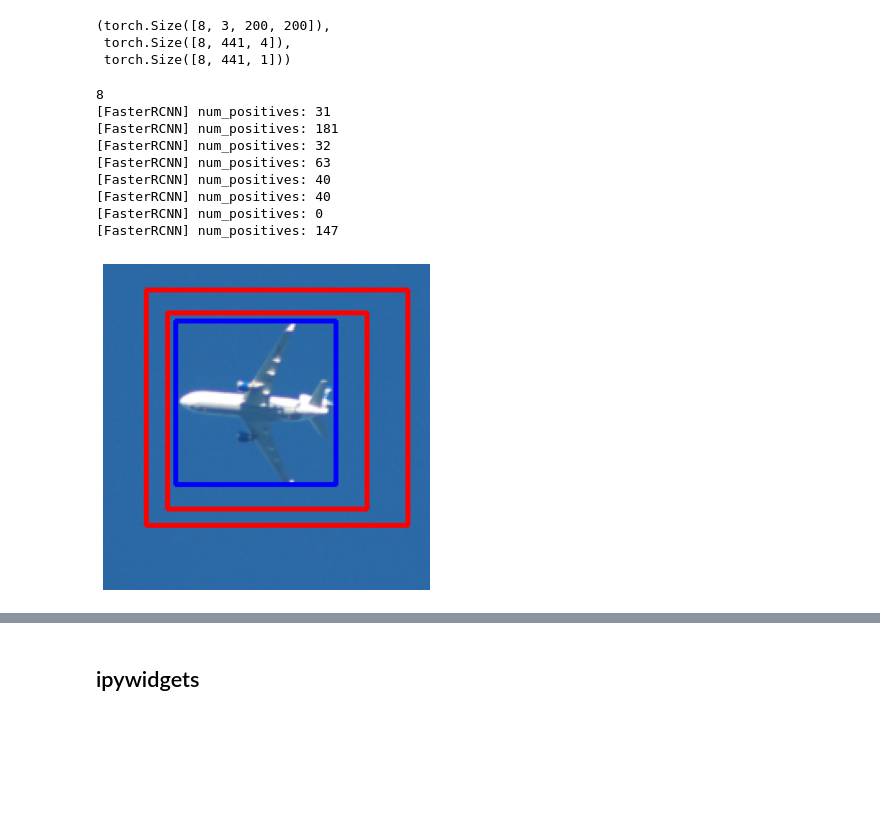
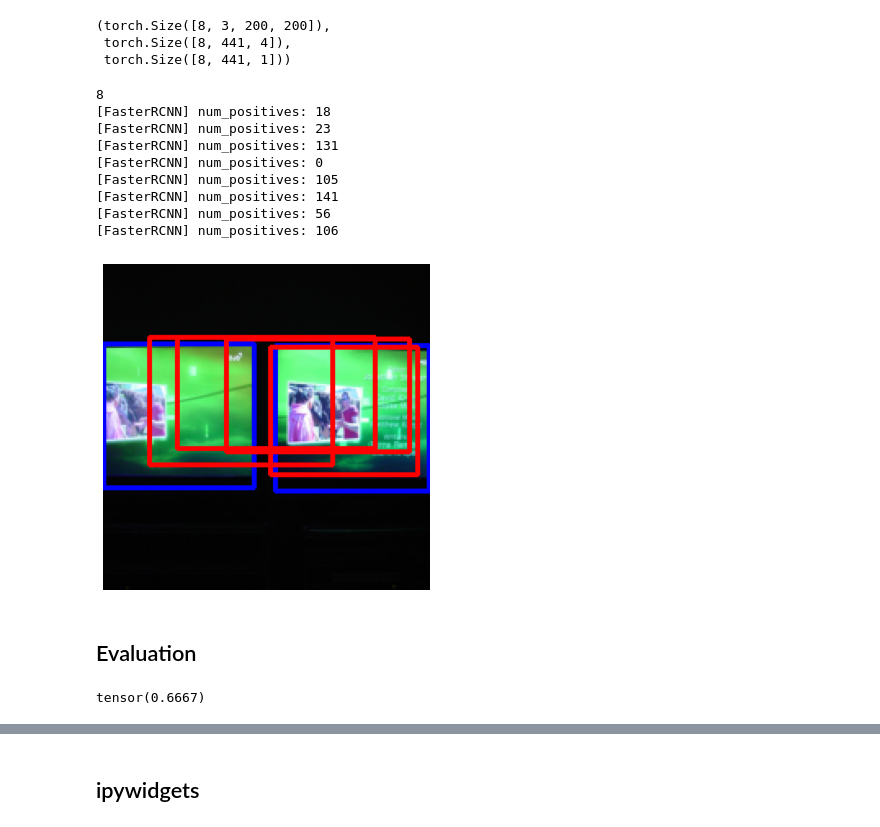
Before and after one commit to MIchaelKa/detection-tutorial, a Jupyter notebook: detection-tutorial.ipynb, the cells around one changed output, grey strips where cells are left out. Cells and saved outputs as stored; diff of their text form; code cells hidden in the pictures; blank space fills up the shorter version.

```diff
--- a/detection-tutorial.ipynb
+++ b/detection-tutorial.ipynb
@@ -412,14 +416,14 @@ images.shape, offsets.shape, labels.shape
  torch.Size([8, 441, 4]),
  torch.Size([8, 441, 1]))
 # %%
-predicted_boxes = model.detect(offsets, labels, prob_threshold=0.5, max_overlap=0.7)
+pred_boxes, pred_conf = model.detect(offsets, labels, prob_threshold=0.5, max_overlap=0.7)
 # %% [output]
 8
-[FasterRCNN] num_positives: 31
-[FasterRCNN] num_positives: 181
-[FasterRCNN] num_positives: 32
-[FasterRCNN] num_positives: 63
-[FasterRCNN] num_positives: 40
-[FasterRCNN] num_positives: 40
+[FasterRCNN] num_positives: 18
+[FasterRCNN] num_positives: 23
+[FasterRCNN] num_positives: 131
 [FasterRCNN] num_positives: 0
-[FasterRCNN] num_positives: 147
+[FasterRCNN] num_positives: 105
+[FasterRCNN] num_positives: 141
+[FasterRCNN] num_positives: 56
+[FasterRCNN] num_positives: 106
@@ -426,9 +432,11 @@ predicted_boxes = model.detect(offsets, labels, prob_threshold=0.5, max_overlap=
 # %%
 plt.figure(figsize=(6,6))
-image_index = 5
+image_index = 1
 gt_boxes = targets[image_index]['boxes']
 final_boxes = predicted_boxes[image_index].cpu()
 show_predictions(images[image_index], gt_boxes, final_boxes, verbose=False)
 # show_image_and_bb(image, torch.tensor([[0,0,0.1,0.1]], dtype=torch.float), verbose=False)
 # %% [output]
-[figure, old version]
+[figure, new version]
+# %% [markdown]
+## Evaluation
@@ -434,0 +450,4 @@ show_predictions(images[image_index], gt_boxes, final_boxes, verbose=False)
+# %%
+calculate_mAP(pred_boxes, pred_conf, true_boxes, true_labels, device)
+# %% [output]
+tensor(0.6667)
```
Also changed, not shown: parts of 15 cells of this notebook, 5 other files.
